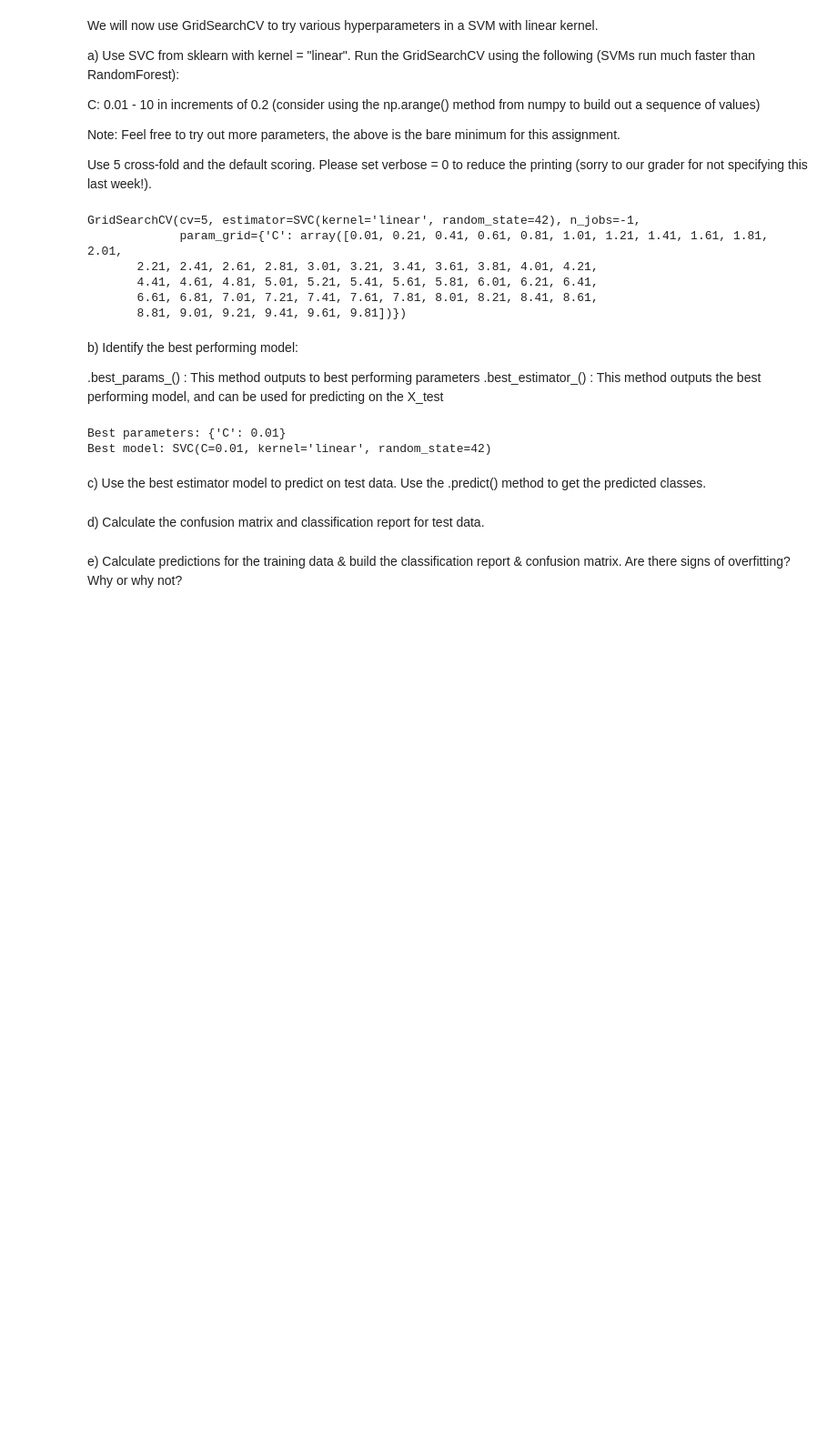
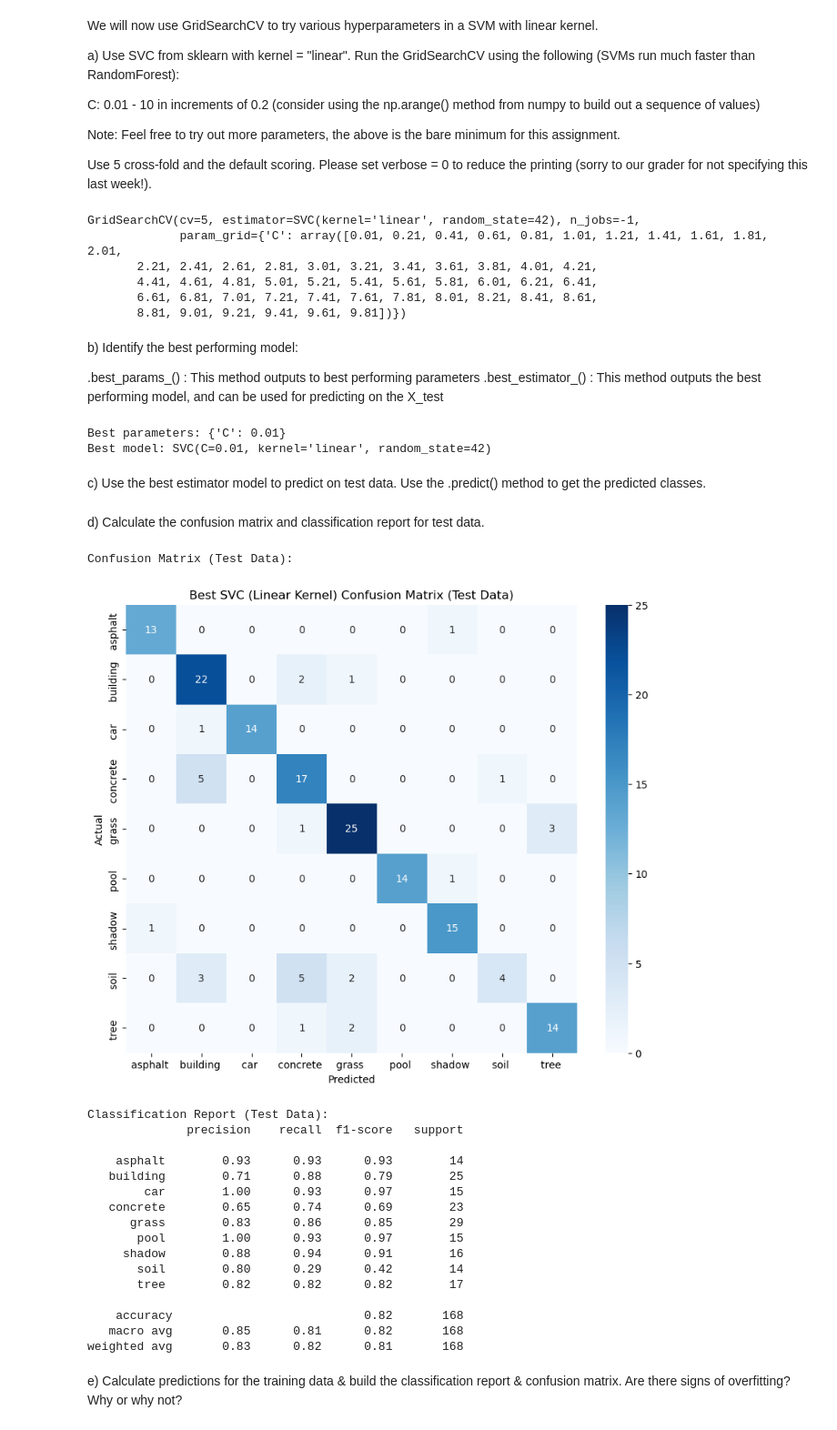
Before and after one commit to CassandraMaldonado/Deep-Dive-into-ML, a Jupyter notebook: Hw_4.ipynb, the cells around one changed output. Shown at 91% size. Drawn from its saved outputs; the diff is of its cells as text; code cells hidden in the pictures; blank space fills up the shorter version.

```diff
--- a/Hw_4.ipynb
+++ b/Hw_4.ipynb
@@ -387,7 +387,42 @@ Best parameters: {'C': 0.01}
 Best model: SVC(C=0.01, kernel='linear', random_state=42)
 # %% [markdown]
 c) Use the best estimator model to predict on test data. Use the .predict() method to get the predicted classes.
+# %%
+best_svc_test_pred = best_svc_model.predict(X_test_scaled)
 # %% [markdown]
 d) Calculate the confusion matrix and classification report for test data.
+# %%
+print("\nConfusion Matrix (Test Data):")
+best_svc_cm_test = confusion_matrix(y_test, best_svc_test_pred)
+plt.figure(figsize=(10, 8))
+sns.heatmap(best_svc_cm_test, annot=True, fmt='d', cmap='Blues',
+            xticklabels=sorted(y_test.unique()), yticklabels=sorted(y_test.unique()))
+plt.xlabel('Predicted')
+plt.ylabel('Actual')
+plt.title('Best SVC (Linear Kernel) Confusion Matrix (Test Data)')
+plt.show()
+
+print("\nClassification Report (Test Data):")
+best_svc_cr_test = classification_report(y_test, best_svc_test_pred)
+print(best_svc_cr_test)
+# %% [output]
+Confusion Matrix (Test Data):
+[figure, added]
+Classification Report (Test Data):
+              precision    recall  f1-score   support
+
+    asphalt        0.93      0.93      0.93        14
+   building        0.71      0.88      0.79        25
+        car        1.00      0.93      0.97        15
+   concrete        0.65      0.74      0.69        23
+      grass        0.83      0.86      0.85        29
+       pool        1.00      0.93      0.97        15
+     shadow        0.88      0.94      0.91        16
+       soil        0.80      0.29      0.42        14
+       tree        0.82      0.82      0.82        17
+
+    accuracy                           0.82       168
+   macro avg       0.85      0.81      0.82       168
+weighted avg       0.83      0.82      0.81       168
 # %% [markdown]
 e)  Calculate predictions for the training data & build the classification report & confusion matrix. Are there signs of overfitting? Why or why not?
```
Also changed, not shown: parts of 1 cell of this notebook.
